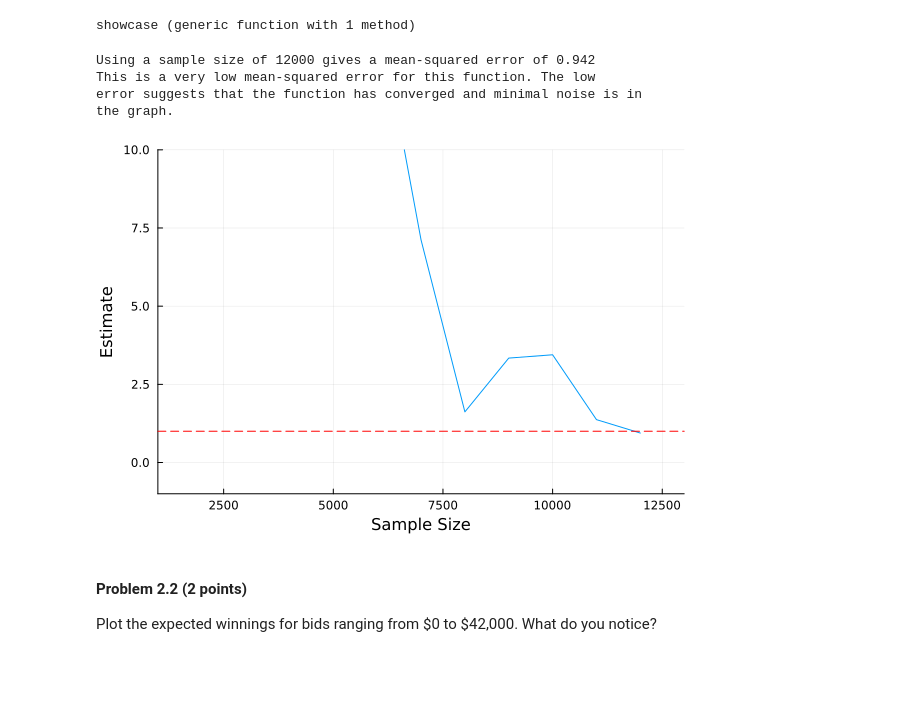
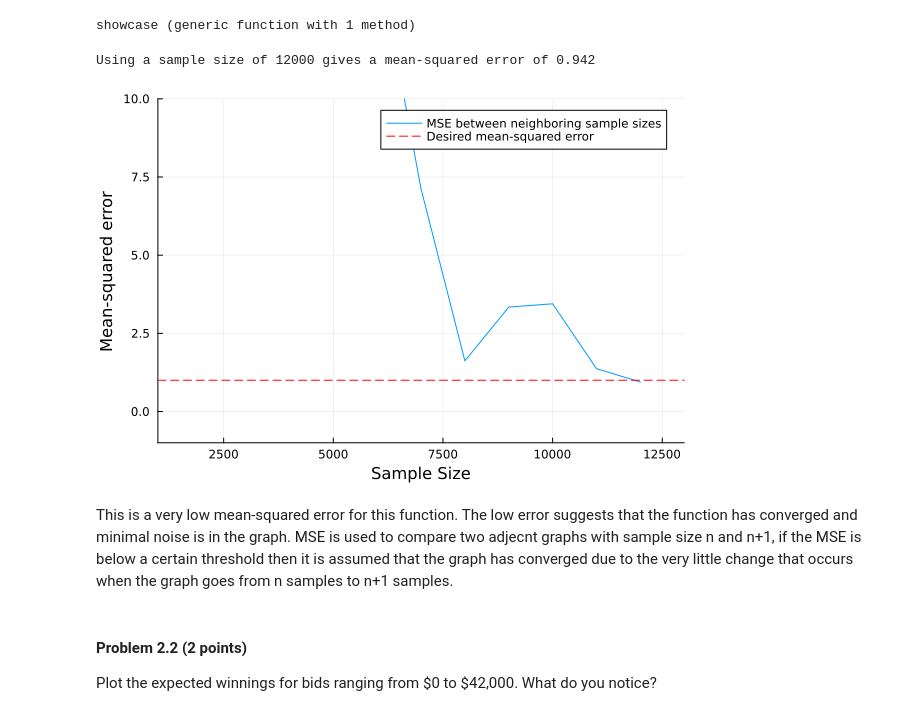
Before and after one commit to BEE4750-FA23/lab-02-anthonynic28, a Jupyter notebook: lab02.ipynb, the cells around one changed output. Drawn from its saved outputs; the diff is of its cells as text; code cells hidden in the pictures; blank space fills up the shorter version.

```diff
--- a/lab02.ipynb
+++ b/lab02.ipynb
@@ -304,23 +309,24 @@ while accuracy > desired_accuracy
 end
 # %%
+# output results
 println("Using a sample size of ", n, " gives a mean-squared error of ",
     round(accuracy, digits=3))
-println("This is a very low mean-squared error for this function. The low
-error suggests that the function has converged and minimal noise is in
-the graph.")
 plot(n0:n_step:n, estimates,
-    legend=:false,
+    label="MSE between neighboring sample sizes",
+    legend=:topright,
     xlabel="Sample Size",
-    ylabel="Estimate")
-hline!([desired_accuracy], color=:red, linestyle=:dash)
+    ylabel="Mean-squared error")
+hline!([desired_accuracy],
+    label="Desired mean-squared error",
+    color=:red,
+    linestyle=:dash)
 xlims!(n0, n + n_step)
 ylims!(desired_accuracy - 2, desired_accuracy * 10)
 # %% [output]
 Using a sample size of 12000 gives a mean-squared error of 0.942
-This is a very low mean-squared error for this function. The low
-error suggests that the function has converged and minimal noise is in
-the graph.
-[figure, old version]
+[figure, new version]
+# %% [markdown]
+This is a very low mean-squared error for this function. The low error suggests that the function has converged and minimal noise is in the graph. MSE is used to compare two adjecnt graphs with sample size n and n+1, if the MSE is below a certain threshold then it is assumed that the graph has converged due to the very little change that occurs when the graph goes from n samples to n+1 samples.
 # %% [markdown]
 #### Problem 2.2 (2 points)
 
```
Also changed, not shown: parts of 4 cells of this notebook.
